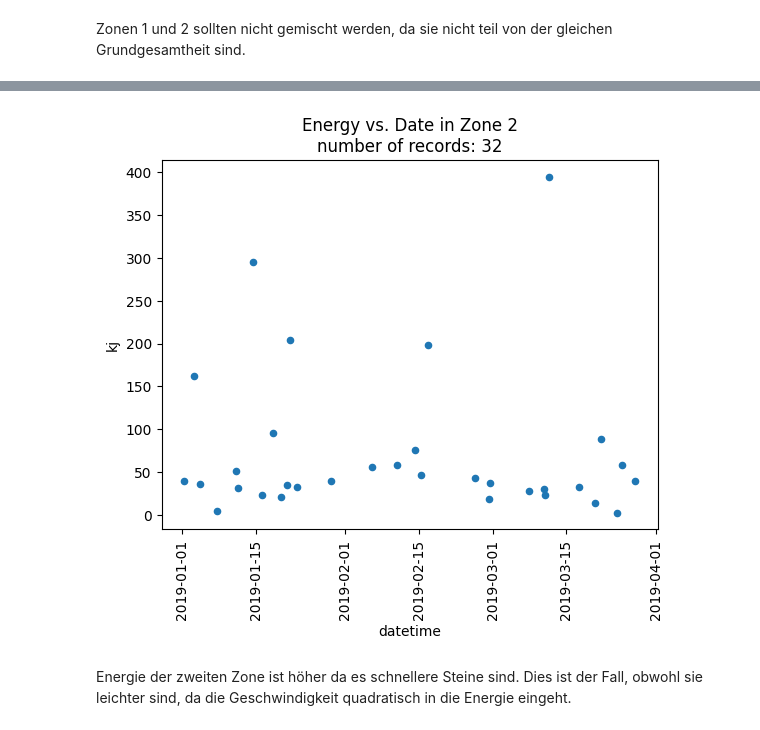
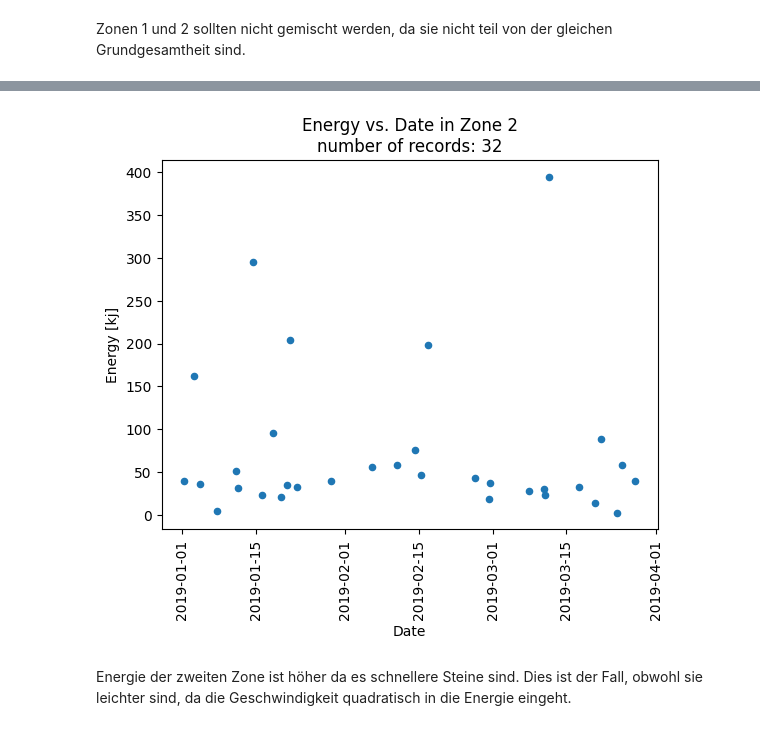
Before and after one commit to staldenhoefler/Steinschlag, a Jupyter notebook: steinschlag.ipynb, the cells around one changed output, grey strips where cells are left out. Drawn from its saved outputs; the diff is of its cells as text; code cells hidden in the pictures.

```diff
--- a/steinschlag.ipynb
+++ b/steinschlag.ipynb
@@ -208,10 +209,14 @@ def scatter_plot(
     col: str,
     colorbar=False,
     title=None,
+    xlabel = None,
+    ylabel = None,
 ):
     """Plots the given column of the given data frame as a scatter plot."""
     if title is None:
         title = f"{col.upper()} vs. Date"
+    if xlabel is None:
+        xlabel = 'Date'
     title = title + f"\nnumber of records: {len(df)}"
     df["datetime"] = pd.to_datetime(df["datetime"])
     ax = df.plot.scatter(x="datetime", y=col, colorbar=colorbar)
@@ -222,6 +227,9 @@ def scatter_plot(
         if title is None
         else title
     )
+    if ylabel:
+        plt.ylabel(ylabel)
+    plt.xlabel(xlabel)
     plt.xticks(rotation=90)
 
 
@@ -242,7 +250,7 @@ scatter_plot(zone1, "kj", title="Energy vs. Date in Zone 1")
 # %%
-scatter_plot(zone2, "kj", title="Energy vs. Date in Zone 2")
+scatter_plot(zone2, "kj", title="Energy vs. Date in Zone 2", ylabel='Energy [kj]' )
 # %% [output]
-[figure, old version]
+[figure, new version]
 # %% [markdown]
 Energie der zweiten Zone ist höher da es schnellere Steine sind. Dies ist der Fall, obwohl sie leichter sind, da die Geschwindigkeit quadratisch in die Energie eingeht.
 # %%
```
Also changed, not shown: parts of 16 cells of this notebook.
